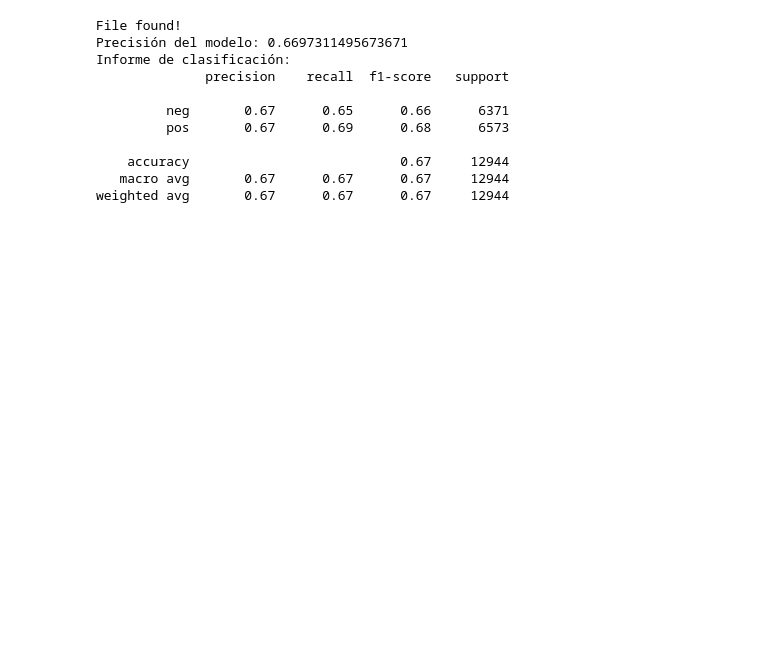
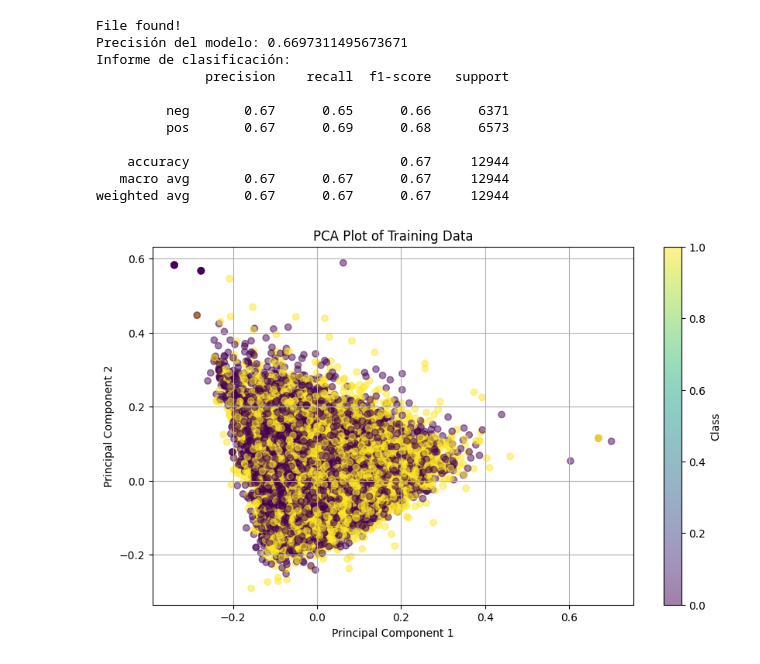
Before and after one commit to DiegoCastr00/Lenguaje, a Jupyter notebook: Prac_1_Equipo_Vectorizacion/programa3.ipynb, the cells around one changed output. Drawn from its saved outputs; the diff is of its cells as text; code cells hidden in the pictures; blank space fills up the shorter version.

```diff
--- a/Prac_1_Equipo_Vectorizacion/programa3.ipynb
+++ b/Prac_1_Equipo_Vectorizacion/programa3.ipynb
@@ -56,3 +56,27 @@ Informe de clasificación:
     accuracy                           0.67     12944
    macro avg       0.67      0.67      0.67     12944
 weighted avg       0.67      0.67      0.67     12944
+# %%
+import matplotlib.pyplot as plt
+from sklearn.decomposition import PCA
+from sklearn.preprocessing import LabelEncoder
+
+# Convertir las etiquetas de clase de cadenas a números
+label_encoder = LabelEncoder()
+y_train_encoded = label_encoder.fit_transform(y_train)
+
+# Aplicar PCA para reducir la dimensionalidad a 2 dimensiones
+pca = PCA(n_components=2)
+X_pca = pca.fit_transform(X_train.toarray())
+
+# Graficar los datos en 2 dimensiones
+plt.figure(figsize=(10, 6))
+plt.scatter(X_pca[:, 0], X_pca[:, 1], c=y_train_encoded, cmap='viridis', alpha=0.5)
+plt.title('PCA Plot of Training Data')
+plt.xlabel('Principal Component 1')
+plt.ylabel('Principal Component 2')
+plt.colorbar(label='Class')
+plt.grid(True)
+plt.show()
+# %% [output]
+[figure, added]
```
Also changed, not shown: parts of 1 cell of this notebook.
